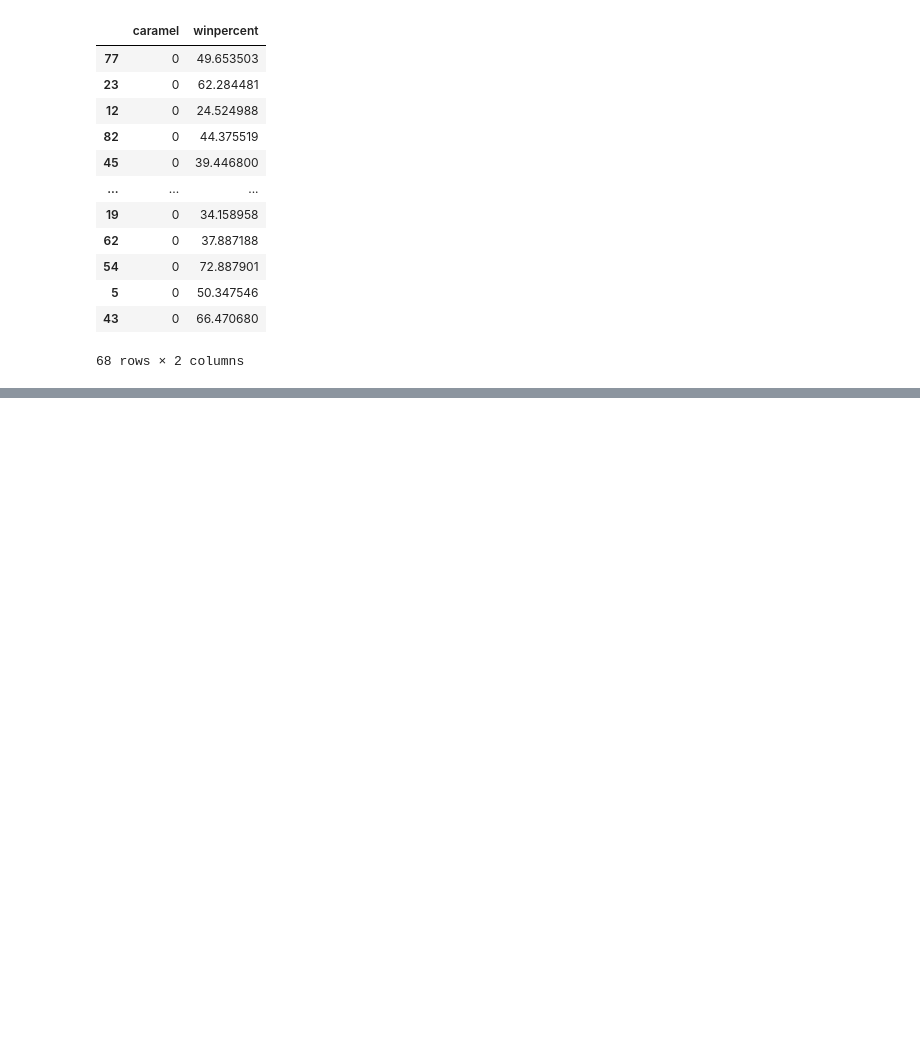
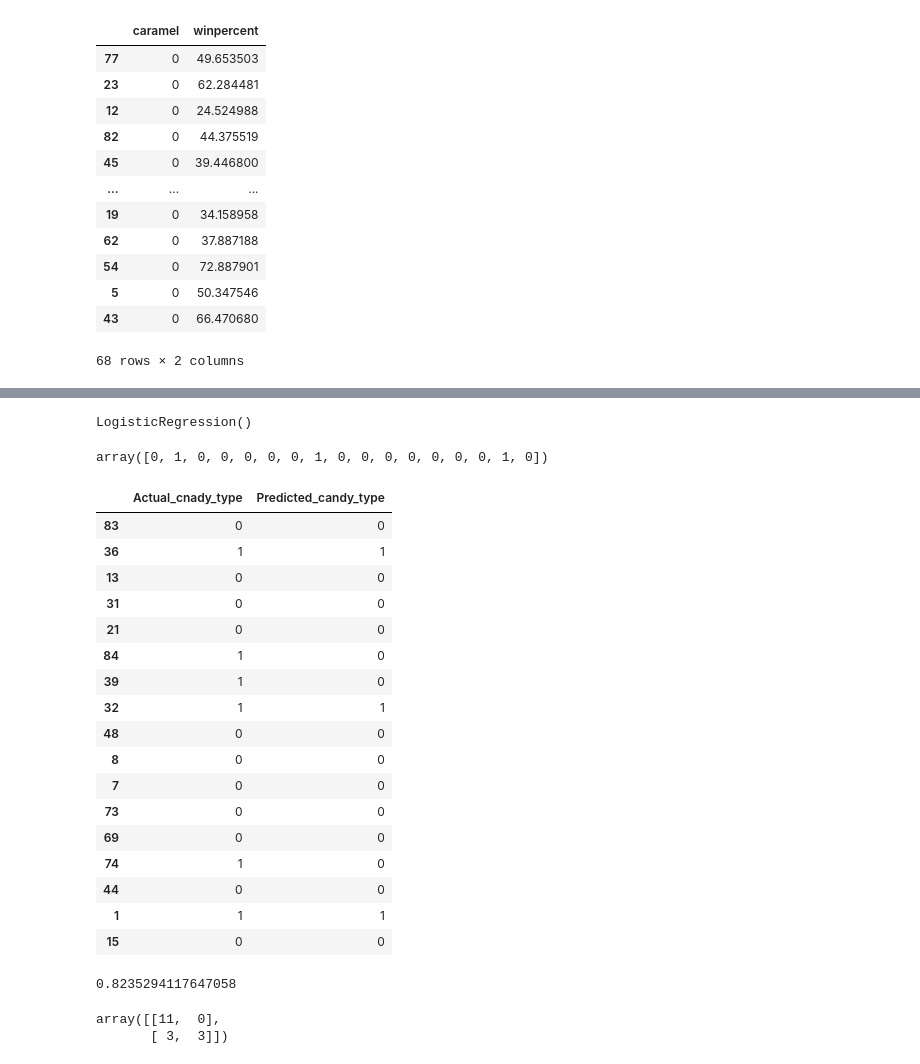
Before and after one commit to bytesbyt/ds_ml, a Jupyter notebook: eagerclassifier.ipynb, the cells around one changed output, grey strips where cells are left out. Saved outputs shown, nothing was run; the diff lists cells and outputs as text; code cells hidden in the pictures; blank space fills up the shorter version.

Commit message:
model evaluation

```diff
--- a/eagerclassifier.ipynb
+++ b/eagerclassifier.ipynb
@@ -221,4 +223,6 @@ x_train
 # standarize the data point
 # standard scaler
 # mean of 0 and a standard deviation of 1
-scaler =
+scaler = StandardScaler()
+x_train = scaler.fit_transform(x_train)
+x_test = scaler.transform(x_test)
@@ -224,0 +249,45 @@ scaler =
+# %%
+# logistic regression
+log_reg = LogisticRegression()
+log_reg.fit(x_train, y_train)
+# %% [output]
+LogisticRegression()
+# %%
+# make prediction
+y_pred_log = log_reg.predict(x_test)
+# %%
+y_pred_log
+# %% [output]
+array([0, 1, 0, 0, 0, 0, 0, 1, 0, 0, 0, 0, 0, 0, 0, 1, 0])
+# %%
+pd.DataFrame({'Actual_cnady_type': y_test, 'Predicted_candy_type': y_pred_log})
+# %% [output]
+|  | Actual_cnady_type | Predicted_candy_type |
+| 83 | 0 | 0 |
+| 36 | 1 | 1 |
+| 13 | 0 | 0 |
+| 31 | 0 | 0 |
+| 21 | 0 | 0 |
+| 84 | 1 | 0 |
+| 39 | 1 | 0 |
+| 32 | 1 | 1 |
+| 48 | 0 | 0 |
+| 8 | 0 | 0 |
+| 7 | 0 | 0 |
+| 73 | 0 | 0 |
+| 69 | 0 | 0 |
+| 74 | 1 | 0 |
+| 44 | 0 | 0 |
+| 1 | 1 | 1 |
+| 15 | 0 | 0 |
+# %%
+#model evaluation
+metrics.accuracy_score(y_test, y_pred_log)
+# %% [output]
+0.8235294117647058
+# %%
+# confusion matrix
+confusion_matrix(y_test, y_pred_log)
+# %% [output]
+array([[11,  0],
+       [ 3,  3]])
```
Also changed, not shown: parts of 2 cells of this notebook.
